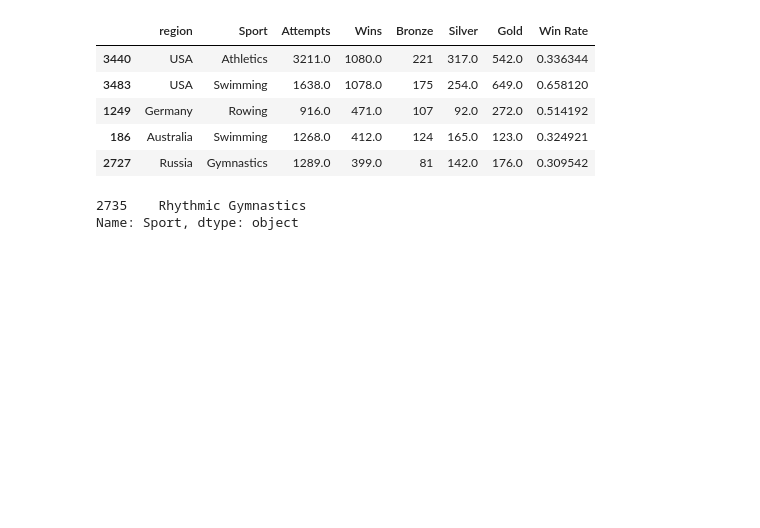
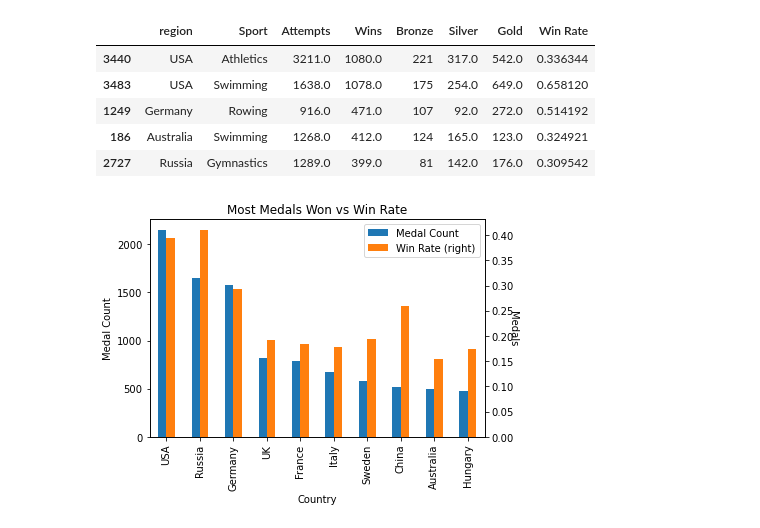
Before and after one commit to sak0213/perfect-10-group-project, a Jupyter notebook: country_noextradata.ipynb, the cells around one changed output. Saved outputs shown, nothing was run; the diff lists cells and outputs as text; code cells hidden in the pictures; blank space fills up the shorter version.

```diff
--- a/country_noextradata.ipynb
+++ b/country_noextradata.ipynb
@@ -7,7 +7,7 @@ df_noc = pd.read_csv("datasources/noc_regions.csv")
 df = pd.read_csv("datasources/athlete_events.csv")
 df = pd.merge(df, df_noc, on = "NOC", how = "left")
 df = df[['ID', 'Name', 'Sex', 'Age', 'Height', 'Weight', 'Team', 'NOC', 'Games','Year', 'Season', 'City', 'Sport', 'Event', 'Medal', "region"]]
-df["Medal"] = df["Medal"].fillna("no")
+df["Medal"] = df["Medal"].fillna("No Medal")
 # %%
 df.head()
 # %% [output]
@@ -27,7 +27,7 @@ medals = pd.get_dummies(medals)
 df["Bronze"] = medals["Medals_Bronze"]
 df["Silver"] = medals["Medals_Silver"]
 df["Gold"] = medals["Medals_Gold"]
-df["No Win"] = medals["Medals_no"]
+df["No Win"] = medals["Medals_No Medal"]
 df["Attempts"] = df["Bronze"] + df["Silver"] + df["Gold"] + df["No Win"]
 df["Wins"] = df["Bronze"] + df["Silver"] + df["Gold"]
 # %%
@@ -97,11 +94,13 @@ country = input("What country are you representing? ")
-# %%
-country_sports1 = country_sports.loc[country_sports["region"] == country]
-country_sports1 = country_sports.sort_values("Win Rate", ascending = False)
-country_sports1.head(5)
-max_val = country_sports["Win Rate"].max()
-sport = country_sports.loc[country_sports["Win Rate"] == max_val]["Sport"]
-# print(f'You should play {sport} cuz it has a {max_val} medal rate')
-print(sport)
-# %% [output]
-2735    Rhythmic Gymnastics
-Name: Sport, dtype: object
+# %%
+bar_chart = country_group[["region", "Wins", "Win Rate"]]
+bar_chart = bar_chart.set_index("region")
+bar_chart = bar_chart.nlargest(10, "Wins")
+bar_chart = bar_chart.rename(columns={"Wins":"Medal Count", "region":"Country"})
+bar_chart = bar_chart.sort_values("Medal Count", ascending=False)
+medalsbar = bar_chart.plot(kind="bar", secondary_y = "Win Rate", title=("Most Medals Won vs Win Rate"))
+medalsbar.set_ylabel("Medal Count")
+medalsbar.set_xlabel("Country")
+medalsbar.right_ax.set_ylabel("Medals",rotation = -90)
+plt.show()
+# %% [output]
+[figure, added]
```
Also changed, not shown: parts of 5 cells of this notebook, 4 other files.
